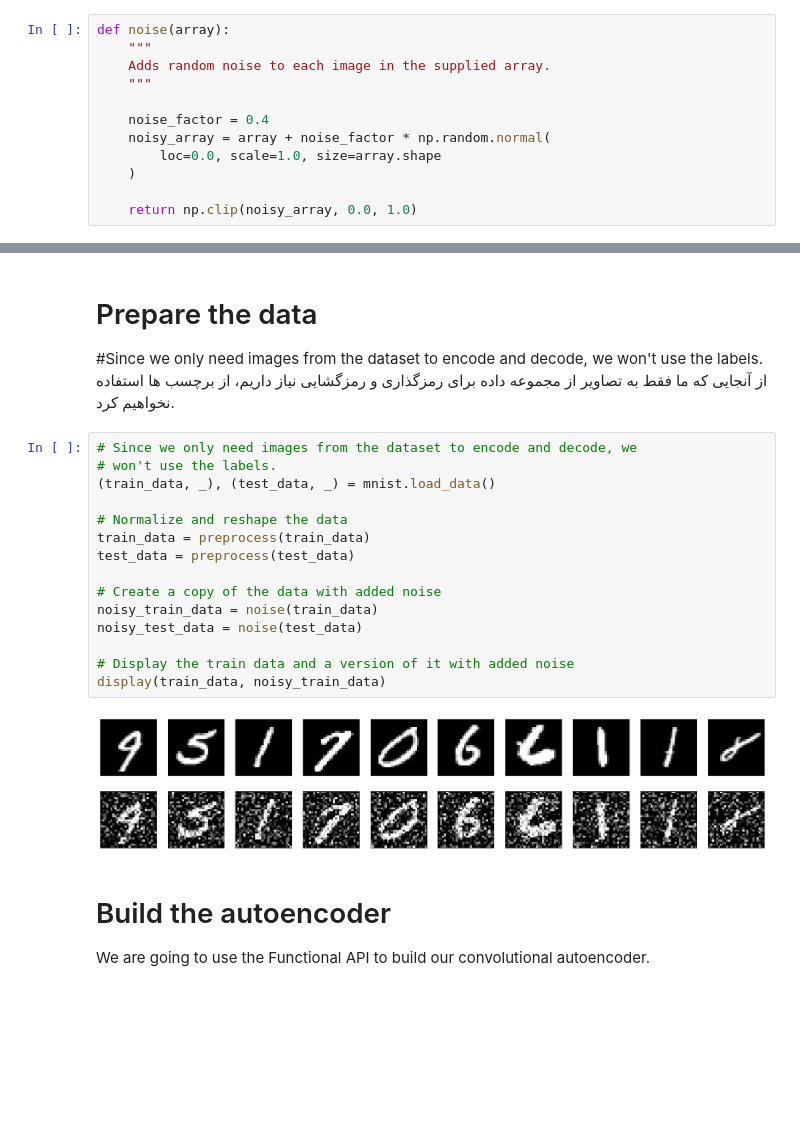
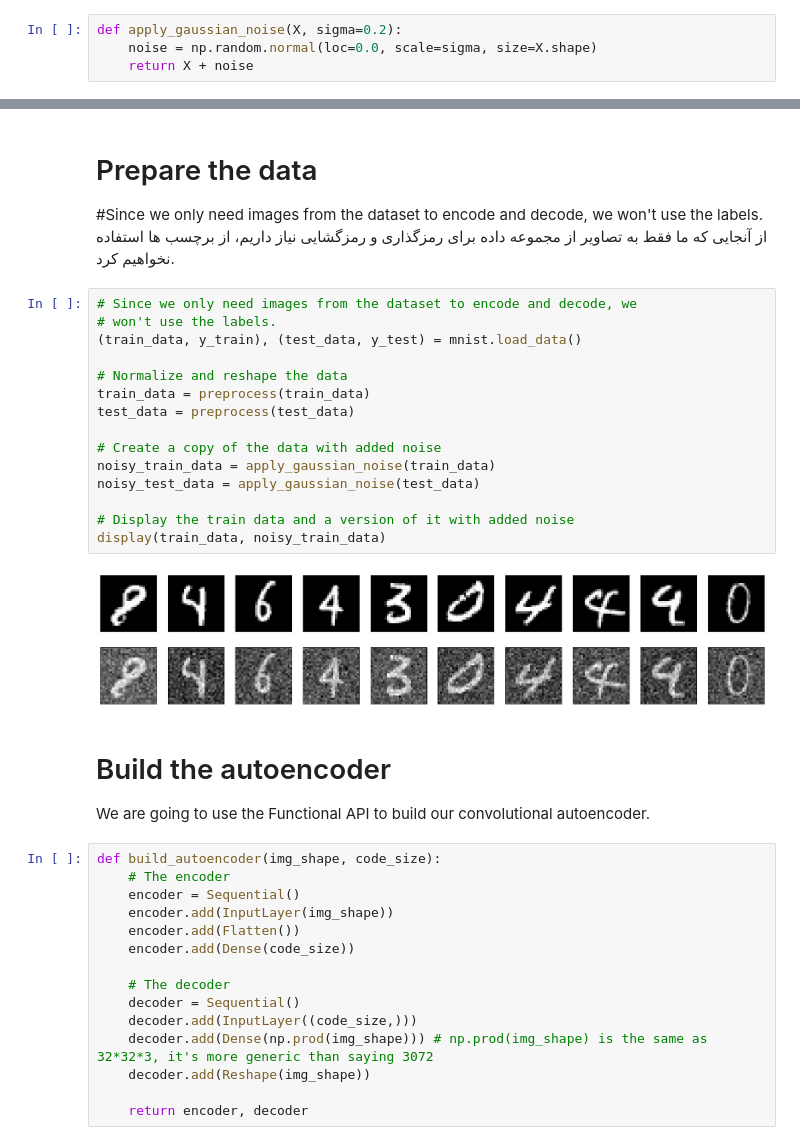
Before and after one commit to SamiraAsadzadeh/HomeWork_DeepLearning, a Jupyter notebook: Autoencoders_CAE_Mnist.ipynb, the cells around one changed output, grey strips where cells are left out. Saved outputs shown, nothing was run; the diff lists cells and outputs as text; blank space fills up the shorter version.

```diff
--- a/Autoencoders_CAE_Mnist.ipynb
+++ b/Autoencoders_CAE_Mnist.ipynb
@@ -33,18 +40,10 @@ def preprocess(array):
 # %% [markdown]
 #NAdds random noise to each image in the supplied array
 نویز تصادفی را به هر تصویر در آرایه ارائه شده اضافه می کند
-# %%
-def noise(array):
-    """
-    Adds random noise to each image in the supplied array.
-    """
-
-    noise_factor = 0.4
-    noisy_array = array + noise_factor * np.random.normal(
-        loc=0.0, scale=1.0, size=array.shape
-    )
-
-    return np.clip(noisy_array, 0.0, 1.0)
+# %%
+def apply_gaussian_noise(X, sigma=0.2):
+    noise = np.random.normal(loc=0.0, scale=sigma, size=X.shape)
+    return X + noise
 # %% [markdown]
 #Displays ten random images from each one of the supplied arrays
 ده تصویر تصادفی را از هر یک از آرایه های ارائه شده نمایش می دهد
@@ -82,21 +81,36 @@ def display(array1, array2):
 # %%
 # Since we only need images from the dataset to encode and decode, we
 # won't use the labels.
-(train_data, _), (test_data, _) = mnist.load_data()
+(train_data, y_train), (test_data, y_test) = mnist.load_data()
 
 # Normalize and reshape the data
 train_data = preprocess(train_data)
 test_data = preprocess(test_data)
 
 # Create a copy of the data with added noise
-noisy_train_data = noise(train_data)
-noisy_test_data = noise(test_data)
+noisy_train_data = apply_gaussian_noise(train_data)
+noisy_test_data = apply_gaussian_noise(test_data)
 
 # Display the train data and a version of it with added noise
 display(train_data, noisy_train_data)
 # %% [output]
-[figure, old version]
+[figure, new version]
 # %% [markdown]
 # Build the autoencoder
 
 We are going to use the Functional API to build our convolutional autoencoder.
+# %%
+def build_autoencoder(img_shape, code_size):
+    # The encoder
+    encoder = Sequential()
+    encoder.add(InputLayer(img_shape))
+    encoder.add(Flatten())
+    encoder.add(Dense(code_size))
+
+    # The decoder
+    decoder = Sequential()
+    decoder.add(InputLayer((code_size,)))
+    decoder.add(Dense(np.prod(img_shape))) # np.prod(img_shape) is the same as 32*32*3, it's more generic than saying 3072
+    decoder.add(Reshape(img_shape))
+
+    return encoder, decoder
```
Also changed, not shown: parts of 34 cells of this notebook.
